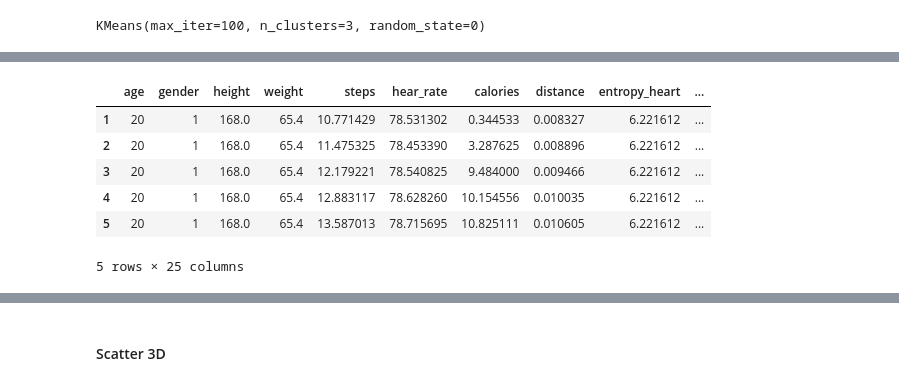
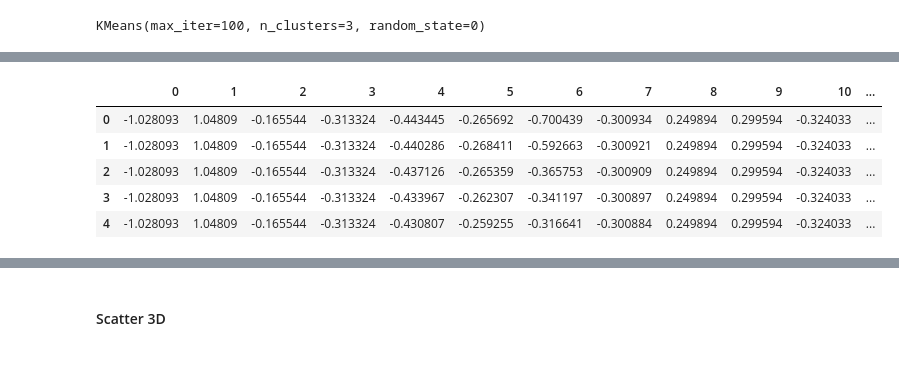
Before and after one commit to alejo-cuello/bootcamp-ds-mlops, a Jupyter notebook: 06-clustering/clustering.ipynb, the cells around one changed output, grey strips where cells are left out. Cells and saved outputs as stored; diff of their text form; code cells hidden in the pictures.

```diff
--- a/06-clustering/clustering.ipynb
+++ b/06-clustering/clustering.ipynb
@@ -82,5 +118,16 @@ data.drop(columns=["X1"], inplace=True)
 # %%
-f_data = pd.get_dummies(data)
-f_data.head(3)
+activity_order = {
+    "Lying": 0,
+    "Sitting": 1,
+    "Self Pace walk": 2,
+    "Running 3 METs": 3,
+    "Running 5 METs": 4,
+    "Running 7 METs": 5
+}
+
+data["activity_order"] = data["activity"].map(activity_order)
+data.drop(columns="activity", inplace=True)
+data_dummies = pd.get_dummies(data, drop_first=True)
+data_dummies.sample(5)
 # %% [output]
 |  | age | gender | height | weight | steps | hear_rate | calories | distance | entropy_heart | ... |
@@ -91,7 +387,8 @@ f_data.head(3)
 # %%
 std_scaler = StandardScaler()
-std_scaler.fit(f_data)
-x_data_norm = std_scaler.transform(f_data)
+std_scaler.fit(data_dummies)
+x_data_norm = std_scaler.transform(data_dummies)
 
-pd.DataFrame(x_data_norm).describe()
+x_data_norm_df = pd.DataFrame(x_data_norm, columns=data_dummies.columns, index=data_dummies.index)
+x_data_norm_df.describe().T
 # %% [output]
@@ -150,15 +462,13 @@ KElbowVisualizer(ax=<Axes: title={'center': 'Distortion Score Elbow for KMeans C
                  estimator=KMeans(max_iter=100, n_clusters=29, random_state=0),
                  k=(2, 30))
 # %%
-cluster_var = 'cluster' # definan nombre de var de clustering
-x_data_cl = f_data.copy() # hagan copia de los datos de TR para no perderlos antes de normalizar
-x_data_cl[cluster_var] = cl_model.predict(x_data_norm) # ojo aca! el predict es de los datos normalizados
+x_data_cl=pd.DataFrame(x_data_norm)
+x_data_cl["cluster"] = cl_model.predict(x_data_norm)
 x_data_cl.head(5)
 # %% [output]
-|  | age | gender | height | weight | steps | hear_rate | calories | distance | entropy_heart | ... |
-| 1 | 20 | 1 | 168.0 | 65.4 | 10.771429 | 78.531302 | 0.344533 | 0.008327 | 6.221612 | ... |
-| 2 | 20 | 1 | 168.0 | 65.4 | 11.475325 | 78.453390 | 3.287625 | 0.008896 | 6.221612 | ... |
-| 3 | 20 | 1 | 168.0 | 65.4 | 12.179221 | 78.540825 | 9.484000 | 0.009466 | 6.221612 | ... |
-| 4 | 20 | 1 | 168.0 | 65.4 | 12.883117 | 78.628260 | 10.154556 | 0.010035 | 6.221612 | ... |
-| 5 | 20 | 1 | 168.0 | 65.4 | 13.587013 | 78.715695 | 10.825111 | 0.010605 | 6.221612 | ... |
+|  | 0 | 1 | 2 | 3 | 4 | 5 | 6 | 7 | 8 | 9 | 10 | ... |
+| 0 | -1.028093 | 1.04809 | -0.165544 | -0.313324 | -0.443445 | -0.265692 | -0.700439 | -0.300934 | 0.249894 | 0.299594 | -0.324033 | ... |
+| 1 | -1.028093 | 1.04809 | -0.165544 | -0.313324 | -0.440286 | -0.268411 | -0.592663 | -0.300921 | 0.249894 | 0.299594 | -0.324033 | ... |
+| 2 | -1.028093 | 1.04809 | -0.165544 | -0.313324 | -0.437126 | -0.265359 | -0.365753 | -0.300909 | 0.249894 | 0.299594 | -0.324033 | ... |
+| 3 | -1.028093 | 1.04809 | -0.165544 | -0.313324 | -0.433967 | -0.262307 | -0.341197 | -0.300897 | 0.249894 | 0.299594 | -0.324033 | ... |
+| 4 | -1.028093 | 1.04809 | -0.165544 | -0.313324 | -0.430807 | -0.259255 | -0.316641 | -0.300884 | 0.249894 | 0.299594 | -0.324033 | ... |
-5 rows × 25 columns
```
Also changed, not shown: parts of 42 cells of this notebook, 3 other files.
